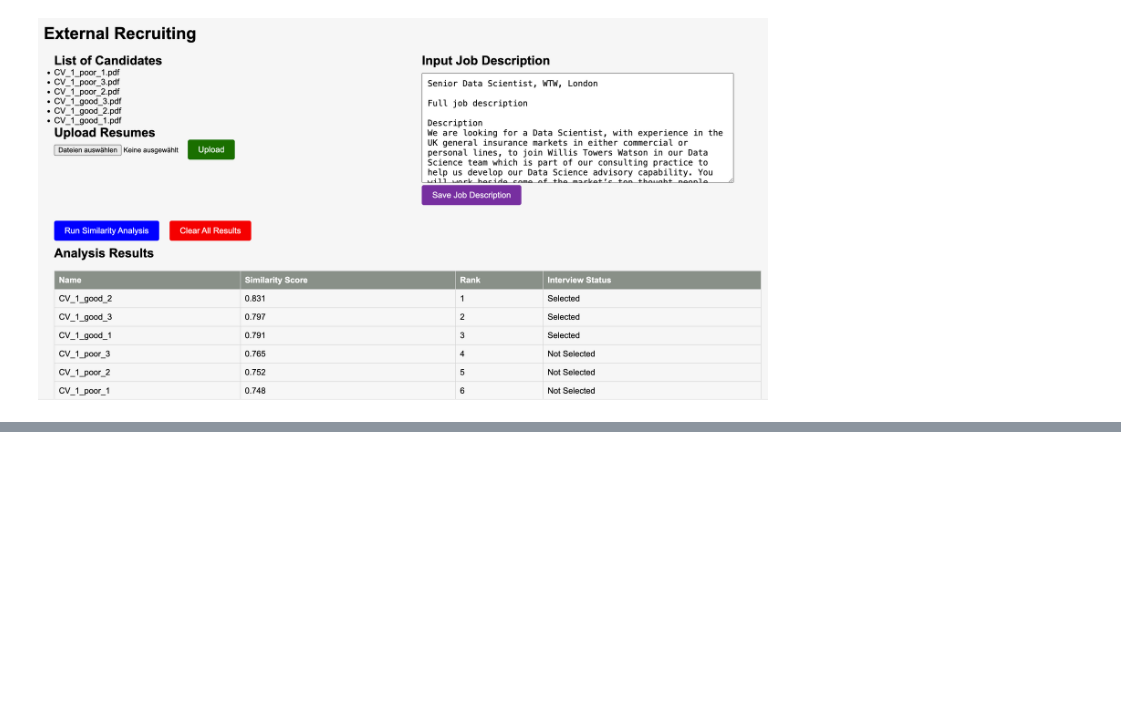
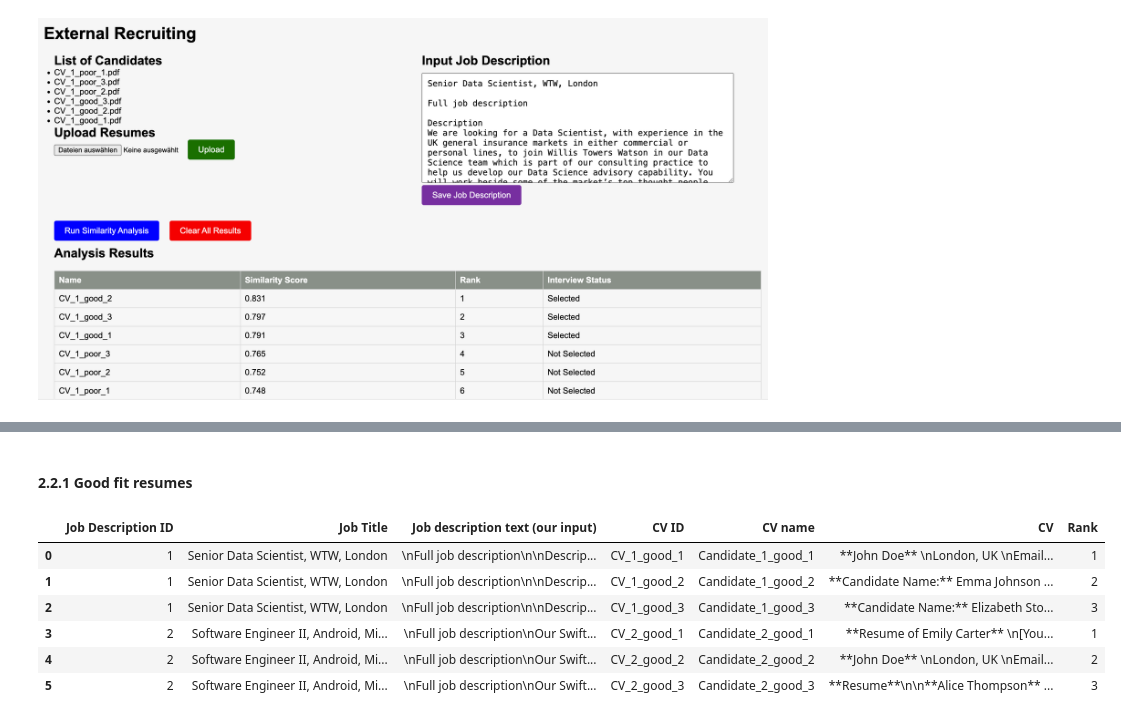
Before and after one commit to Tim60161/workproject_matching_algo, a Jupyter notebook: synthetic_data_binary.ipynb, the cells around one changed output, grey strips where cells are left out. Saved outputs shown, nothing was run; the diff lists cells and outputs as text; code cells hidden in the pictures; blank space fills up the shorter version.

```diff
--- a/synthetic_data_binary.ipynb
+++ b/synthetic_data_binary.ipynb
@@ -336,0 +344,80 @@ for index, row in df_resumes_poor_fit.iterrows():
+# %% [markdown]
+#### 2.2.1 Good fit resumes
+# %%
+import os
+import pandas as pd
+
+# Set the API key and model name
+MODEL = "gpt-4o-mini"
+api_key = os.getenv("OPENAI_KEY")
+
+# List to store the generated resumes
+generated_resumes_list = []
+
+# Iterate over each job description
+for index, row in df_filtered.iterrows():
+    job_id = row['Job ID']
+    job_title = row['Job Title']
+    job_description = row['JD']
+
+    # Generate 3 resumes with good fit
+    for rank in range(1, 4):
+        # System message providing context
+        system_message = {
+            "role": "system",
+            "content": """
+You are the world's best AI HR EXPERT that generates realistic resumes of different individuals which could be real persons, for a given job description from the tech sector.
+The goal is to create clearly differentiable resumes all having an almost perfect fit with the provided job description only based on skill alignment.
+The fit **must not depend** on any other factor except of the skills mentioned in the resume and the job description.
+At the end of the resume, include an explanation of how you generated the resumes in order to achive a high fit with the job description.
+"""
+        }
+
+        # User message with specific instructions
+        user_message = {
+            "role": "user",
+            "content": f"""
+Generate a resume for an unique candidate applying for the following tech job. Make sure the skill alignment between the resume and the job description is almost perfect in terms of exact skill matches and related skills.
+
+**Job Description:**
+
+{job_description}
+"""
+        }
+
+        # Invoke the client's chat completion method
+        completion = client.chat.completions.create(
+            model=MODEL,
+            messages=[
+                system_message,
+                user_message
+            ]
+        )
+
+        # Extract the generated resume
+        resume_text = completion.choices[0].message.content.strip()
+
+        # Append the resume and associated data to the list
+        generated_resumes_list.append({
+            'Job Description ID': job_id,
+            'Job Title': job_title,
+            'Job description text (our input)': job_description,
+            'CV ID': f"CV_{job_id}_good_{rank}",
+            'CV name': f"Candidate_{job_id}_good_{rank}",
+            'CV': resume_text,
+            'Rank': rank
+        })
+
+# Create a DataFrame from the list of generated resumes
+df_resumes_good_fit = pd.DataFrame(generated_resumes_list)
+
+# Display the DataFrame
+df_resumes_good_fit
+# %% [output]
+|  | Job Description ID | Job Title | Job description text (our input) | CV ID | CV name | CV | Rank |
+| 0 | 1 | Senior Data Scientist, WTW, London | \nFull job description\n\nDescrip... | CV_1_good_1 | Candidate_1_good_1 | **John Doe** \nLondon, UK \nEmail... | 1 |
+| 1 | 1 | Senior Data Scientist, WTW, London | \nFull job description\n\nDescrip... | CV_1_good_2 | Candidate_1_good_2 | **Candidate Name:** Emma Johnson ... | 2 |
+| 2 | 1 | Senior Data Scientist, WTW, London | \nFull job description\n\nDescrip... | CV_1_good_3 | Candidate_1_good_3 | **Candidate Name:** Elizabeth Sto... | 3 |
+| 3 | 2 | Software Engineer II, Android, Mi... | \nFull job description\nOur Swift... | CV_2_good_1 | Candidate_2_good_1 | **Resume of Emily Carter** \n[You... | 1 |
+| 4 | 2 | Software Engineer II, Android, Mi... | \nFull job description\nOur Swift... | CV_2_good_2 | Candidate_2_good_2 | **John Doe** \nLondon, UK \nEmail... | 2 |
+| 5 | 2 | Software Engineer II, Android, Mi... | \nFull job description\nOur Swift... | CV_2_good_3 | Candidate_2_good_3 | **Resume**\n\n**Alice Thompson** ... | 3 |
```
Also changed, not shown: parts of 35 cells of this notebook, 1 other file.
